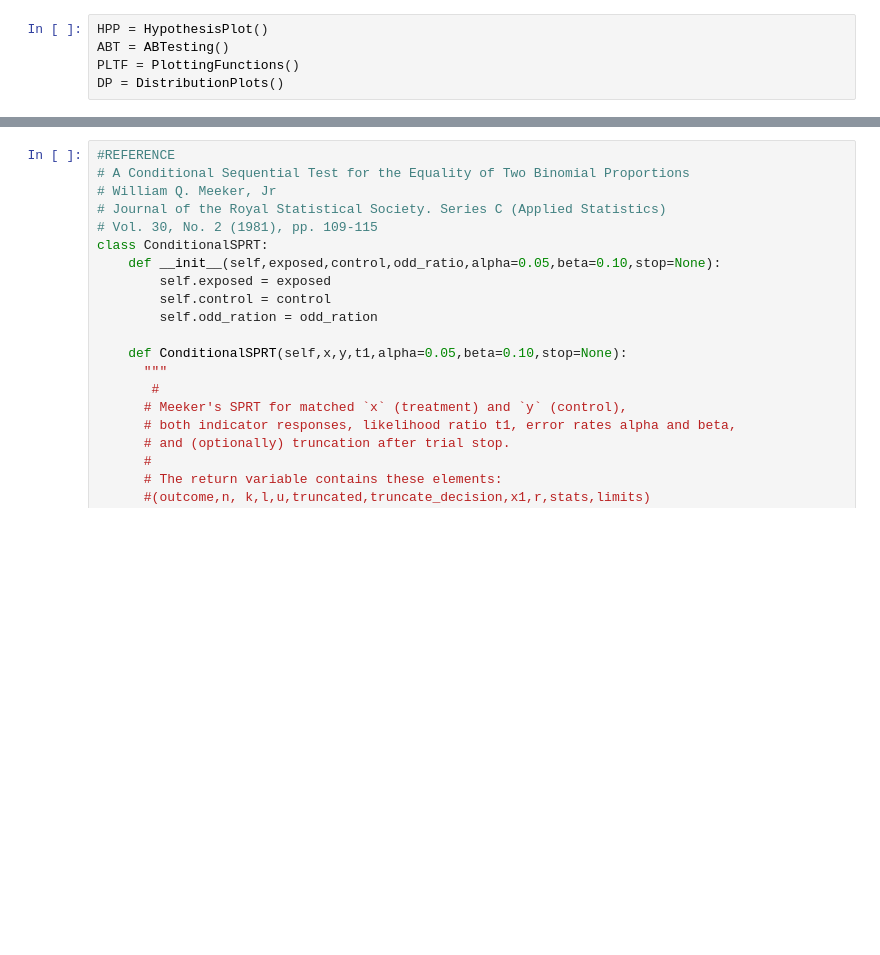
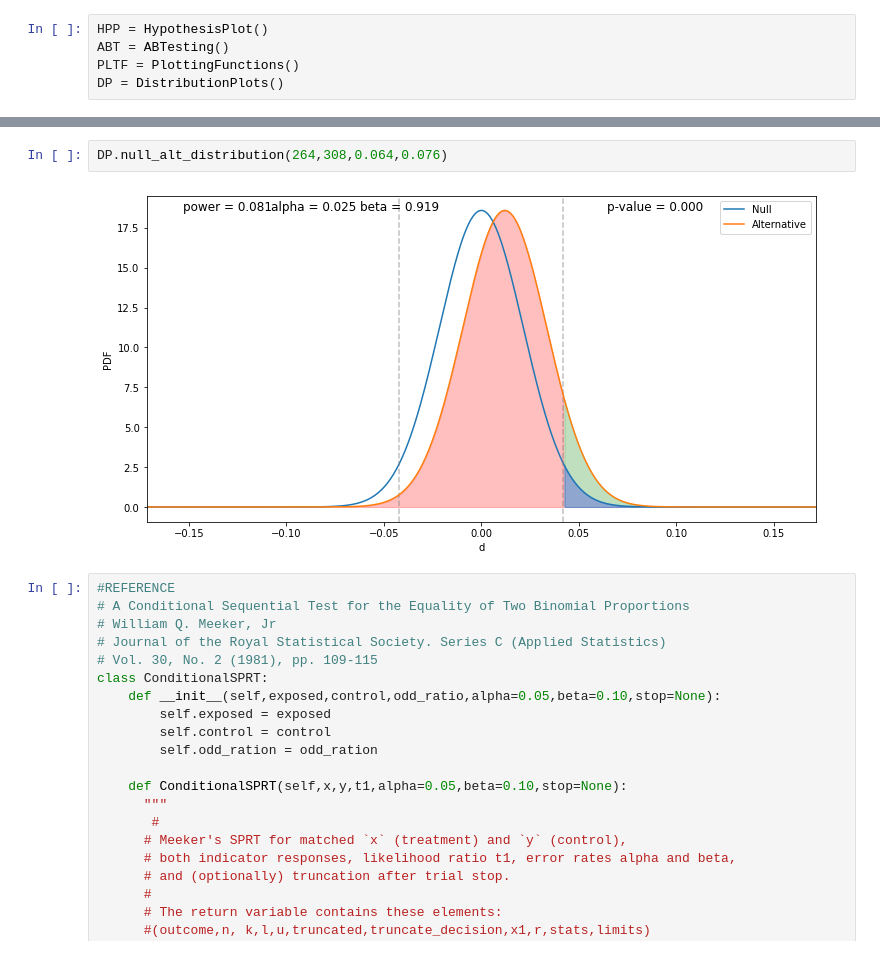
Before and after one commit to tutorialcreation/nlp_swahili_amharic, a Jupyter notebook: notebooks/AB_Testing.ipynb, the cells around one changed output, grey strips where cells are left out. Cells and saved outputs as stored; diff of their text form; blank space fills up the shorter version.

```diff
--- a/notebooks/AB_Testing.ipynb
+++ b/notebooks/AB_Testing.ipynb
@@ -437,3 +441,7 @@ DP.cont_distribution(264,4071,0.1,0.1)
+# %%
+DP.null_alt_distribution(264,308,0.064,0.076)
+# %% [output]
+[figure, added]
 # %%
 #REFERENCE
 # A Conditional Sequential Test for the Equality of Two Binomial Proportions
```
Also changed, not shown: parts of 6 cells of this notebook, 1 other file.
